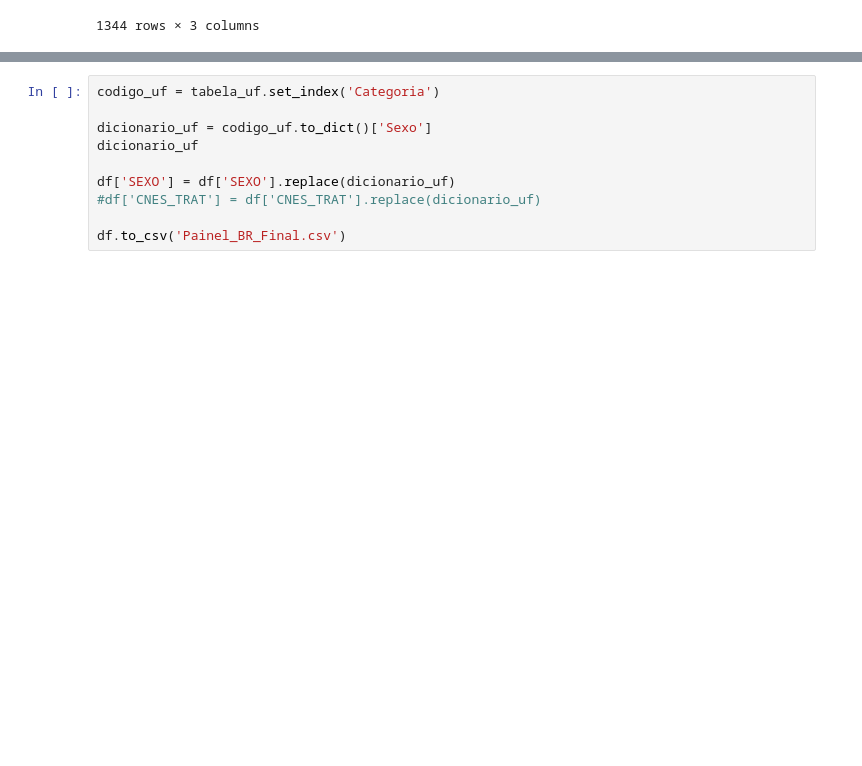
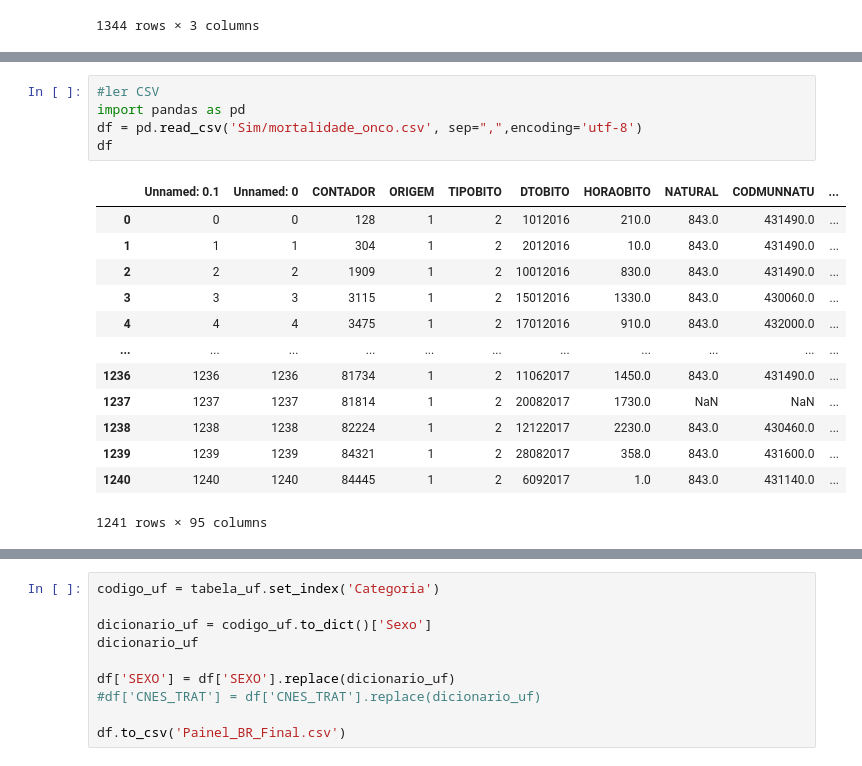
Before and after one commit to felipeasr/dash_oncoloico, a Jupyter notebook: Analise.ipynb, the cells around one changed output, grey strips where cells are left out. Saved outputs shown, nothing was run; the diff lists cells and outputs as text; blank space fills up the shorter version.

```diff
--- a/Analise.ipynb
+++ b/Analise.ipynb
@@ -712,0 +778,19 @@ df
+# %%
+#ler CSV
+import pandas as pd
+df = pd.read_csv('Sim/mortalidade_onco.csv', sep=",",encoding='utf-8')
+df
+# %% [output]
+|  | Unnamed: 0.1 | Unnamed: 0 | CONTADOR | ORIGEM | TIPOBITO | DTOBITO | HORAOBITO | NATURAL | CODMUNNATU | ... |
+| 0 | 0 | 0 | 128 | 1 | 2 | 1012016 | 210.0 | 843.0 | 431490.0 | ... |
+| 1 | 1 | 1 | 304 | 1 | 2 | 2012016 | 10.0 | 843.0 | 431490.0 | ... |
+| 2 | 2 | 2 | 1909 | 1 | 2 | 10012016 | 830.0 | 843.0 | 431490.0 | ... |
+| 3 | 3 | 3 | 3115 | 1 | 2 | 15012016 | 1330.0 | 843.0 | 430060.0 | ... |
+| 4 | 4 | 4 | 3475 | 1 | 2 | 17012016 | 910.0 | 843.0 | 432000.0 | ... |
+| ... | ... | ... | ... | ... | ... | ... | ... | ... | ... | ... |
+| 1236 | 1236 | 1236 | 81734 | 1 | 2 | 11062017 | 1450.0 | 843.0 | 431490.0 | ... |
+| 1237 | 1237 | 1237 | 81814 | 1 | 2 | 20082017 | 1730.0 | NaN | NaN | ... |
+| 1238 | 1238 | 1238 | 82224 | 1 | 2 | 12122017 | 2230.0 | 843.0 | 430460.0 | ... |
+| 1239 | 1239 | 1239 | 84321 | 1 | 2 | 28082017 | 358.0 | 843.0 | 431600.0 | ... |
+| 1240 | 1240 | 1240 | 84445 | 1 | 2 | 6092017 | 1.0 | 843.0 | 431140.0 | ... |
+1241 rows × 95 columns
```
Also changed, not shown: parts of 6 cells of this notebook, 5 other files.
